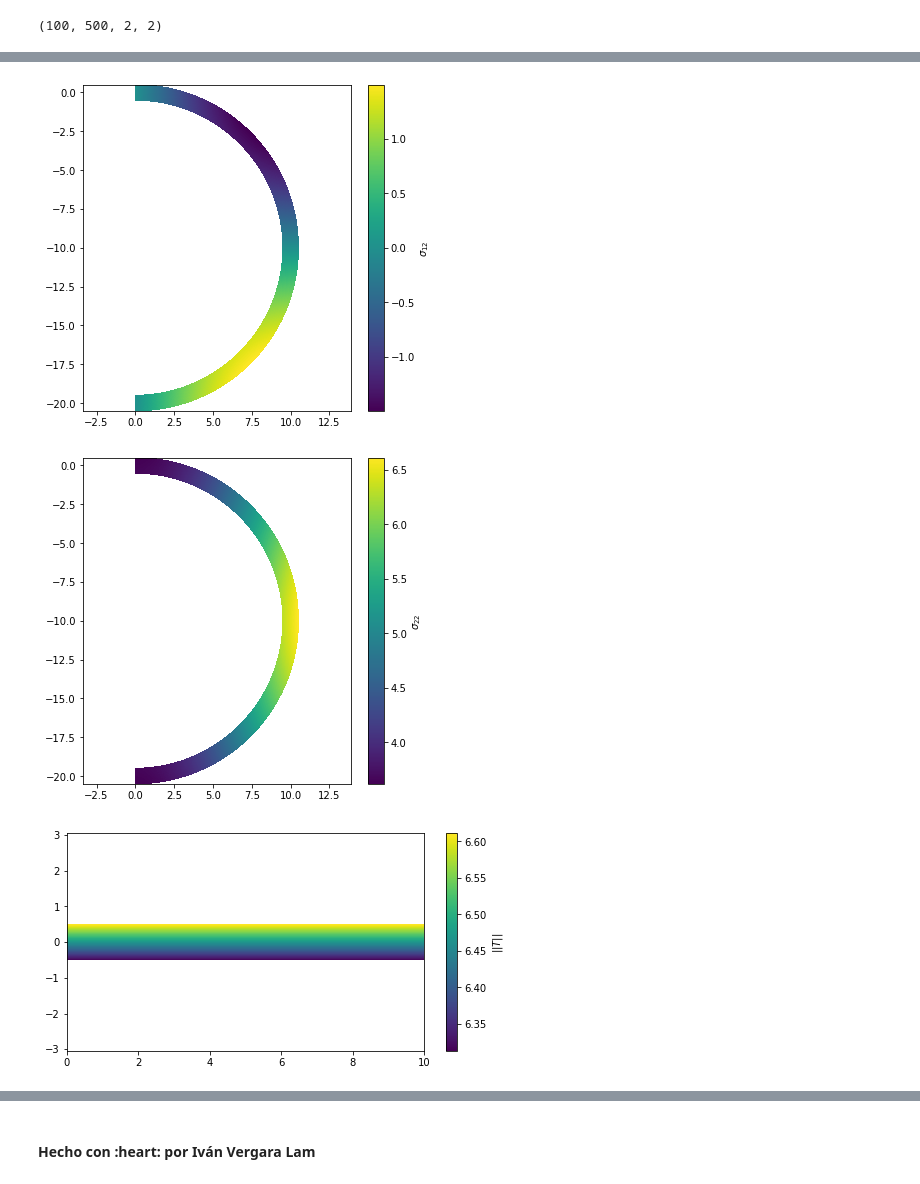
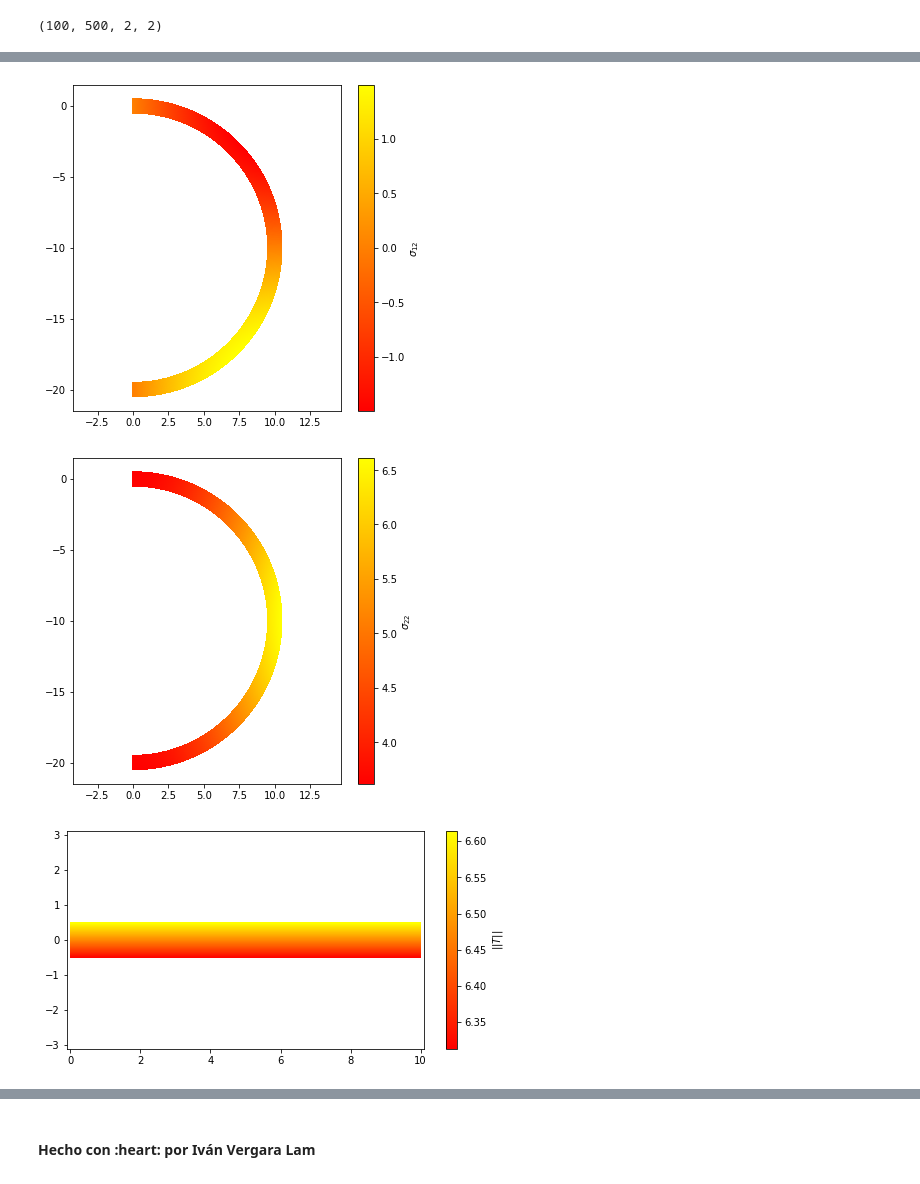
Before and after one commit to ivanvlam/IBM2020, a Jupyter notebook: Tarea 2/tarea-2.ipynb, the cells around one changed output, grey strips where cells are left out. Cells and saved outputs as stored; diff of their text form; code cells hidden in the pictures.

```diff
--- a/Tarea 2/tarea-2.ipynb
+++ b/Tarea 2/tarea-2.ipynb
@@ -182,27 +188,30 @@ plt.show()
 # %%
 plt.figure(figsize=(6, 6))
-plt.pcolor(BB_XX, BB_YY, s_12)
-plt.colorbar(label = r'$\sigma_{12}$')
+fig = plt.pcolor(BB_XX, BB_YY, s_12, cmap='autumn', shading='auto')
+plt.colorbar(fig, label = r'$\sigma_{12}$')
 plt.axis('equal')
+plt.ylim(-21.5, 1.5)
 plt.show()
 # %% [output]
-[figure, old version]
+[figure, new version]
 # %%
 plt.figure(figsize=(6, 6))
-plt.pcolor(BB_XX, BB_YY, s_22)
-plt.colorbar(label = r'$\sigma_{22}$')
+fig = plt.pcolor(BB_XX, BB_YY, s_22, cmap='autumn', shading='auto')
+plt.colorbar(fig, label = r'$\sigma_{22}$')
 plt.axis('equal')
+plt.ylim(-21.5, 1.5)
 plt.show()
 # %% [output]
-[figure, old version]
+[figure, new version]
 # %%
 plt.figure(figsize=(8, 4))
-plt.pcolor(BB_x, BB_y, T_norm)
-plt.colorbar(label = r'$||T||$')
+fig = plt.pcolor(BB_x, BB_y, T_norm, cmap='autumn', shading='auto')
+plt.colorbar(fig, label = r'$||T||$')
 plt.axis('equal')
+plt.xlim(-0.1, 10.1)
 plt.show()
 # %% [output]
-[figure, old version]
+[figure, new version]
 # %%
 B_x_r = np.linspace(0, L, 20)
 B_y_r = np.linspace(-h / 2, h / 2, 3)
```
Also changed, not shown: parts of 14 cells of this notebook.
